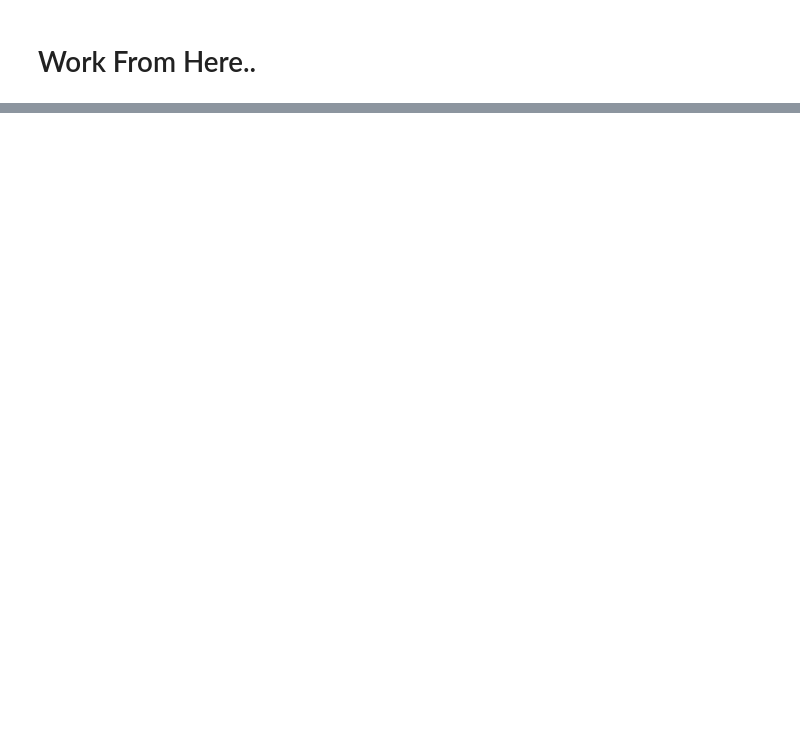
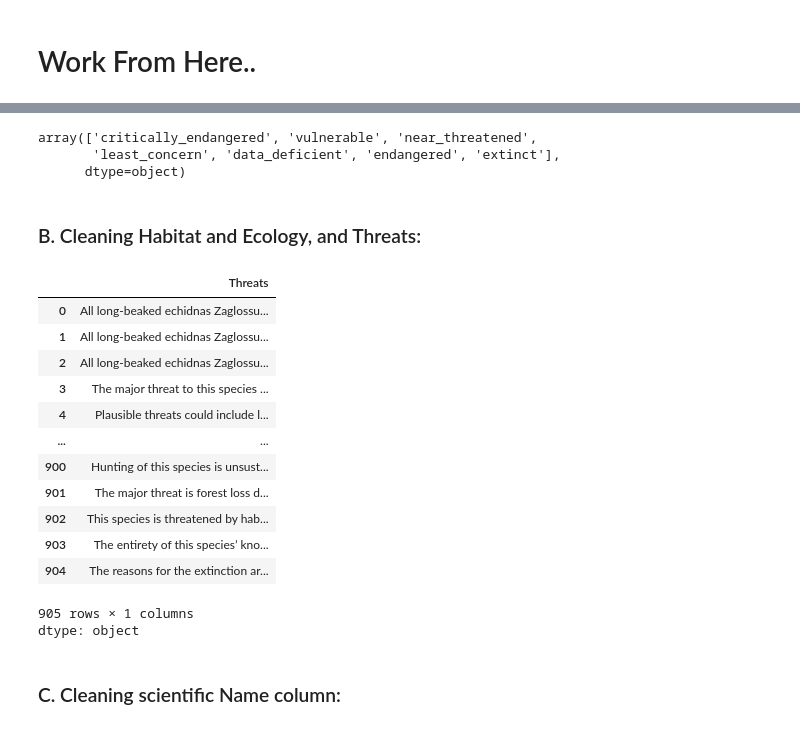
Before and after one commit to poudelmohit/project_IUCN, a Jupyter notebook: iucn_pdf_link_extraction.ipynb, the cells around one changed output, grey strips where cells are left out. Drawn from its saved outputs; the diff is of its cells as text; code cells hidden in the pictures; blank space fills up the shorter version.

```diff
--- a/iucn_pdf_link_extraction.ipynb
+++ b/iucn_pdf_link_extraction.ipynb
@@ -431,0 +422,8 @@ process_all_pdfs_in_directory(directory_path, output_csv)
+# %%
+cleaned_df['Red List Category & Criteria'].unique()
+# %% [output]
+array(['critically_endangered', 'vulnerable', 'near_threatened',
+       'least_concern', 'data_deficient', 'endangered', 'extinct'],
+      dtype=object)
+# %% [markdown]
+### B. Cleaning Habitat and Ecology, and Threats:
@@ -431,0 +434,21 @@ process_all_pdfs_in_directory(directory_path, output_csv)
+# %%
+cleaned_df['Threats']  = cleaned_df['Threats'].str.replace(r'\(see Appendix for additional information\)', '', regex=True)
+cleaned_df['Threats']  = cleaned_df['Threats'].str.replace(r'\n', '', regex=True)
+cleaned_df['Threats']
+# %% [output]
+|  | Threats |
+| 0 | All long-beaked echidnas Zaglossu... |
+| 1 | All long-beaked echidnas Zaglossu... |
+| 2 | All long-beaked echidnas Zaglossu... |
+| 3 | The major threat to this species ... |
+| 4 | Plausible threats could include l... |
+| ... | ... |
+| 900 | Hunting of this species is unsust... |
+| 901 | The major threat is forest loss d... |
+| 902 | This species is threatened by hab... |
+| 903 | The entirety of this species’ kno... |
+| 904 | The reasons for the extinction ar... |
+905 rows × 1 columns
+dtype: object
+# %% [markdown]
+### C. Cleaning scientific Name column:
```
Also changed, not shown: parts of 29 cells of this notebook.
